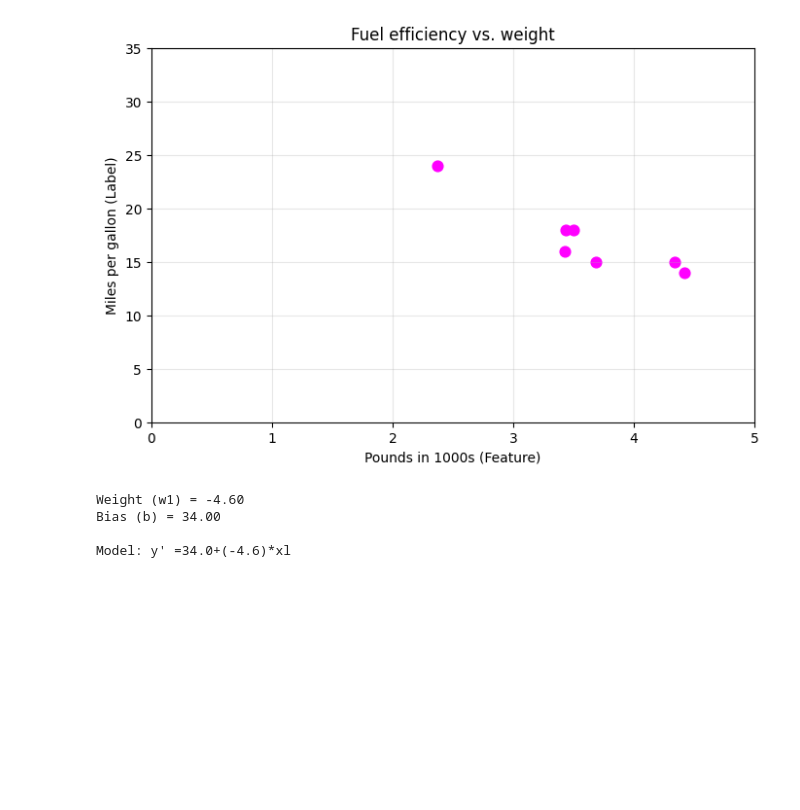
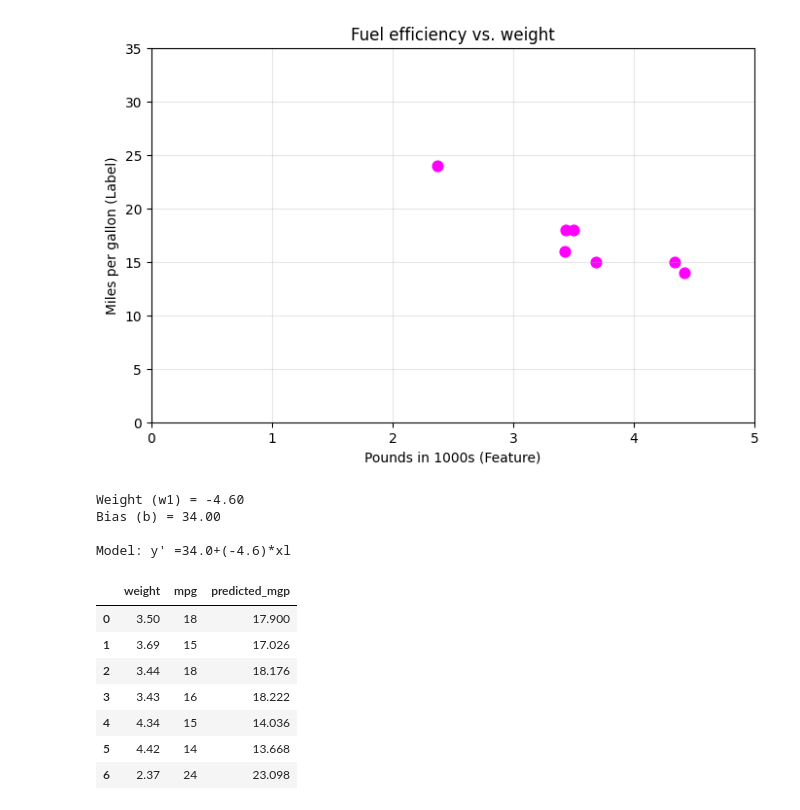
Before and after one commit to Gonza2000/Machine-Learning-6-SIN-A-Mar-Jul-2026, a Jupyter notebook: loss.ipynb, the cells around one changed output. Drawn from its saved outputs; the diff is of its cells as text; code cells hidden in the pictures; blank space fills up the shorter version.

Commit message:
wip: predictions

```diff
--- a/loss.ipynb
+++ b/loss.ipynb
@@ -210,3 +210,17 @@ Model: y' =34.0+(-4.6)*xl
 #model
 def predict(x,bias,weight):
     return bias+weight *x
+# %%
+#predictions
+
+cars["predicted_mgp"]= predict(cars["weight"],b,w1)
+cars
+# %% [output]
+|  | weight | mpg | predicted_mgp |
+| 0 | 3.50 | 18 | 17.900 |
+| 1 | 3.69 | 15 | 17.026 |
+| 2 | 3.44 | 18 | 18.176 |
+| 3 | 3.43 | 16 | 18.222 |
+| 4 | 4.34 | 15 | 14.036 |
+| 5 | 4.42 | 14 | 13.668 |
+| 6 | 2.37 | 24 | 23.098 |
```
